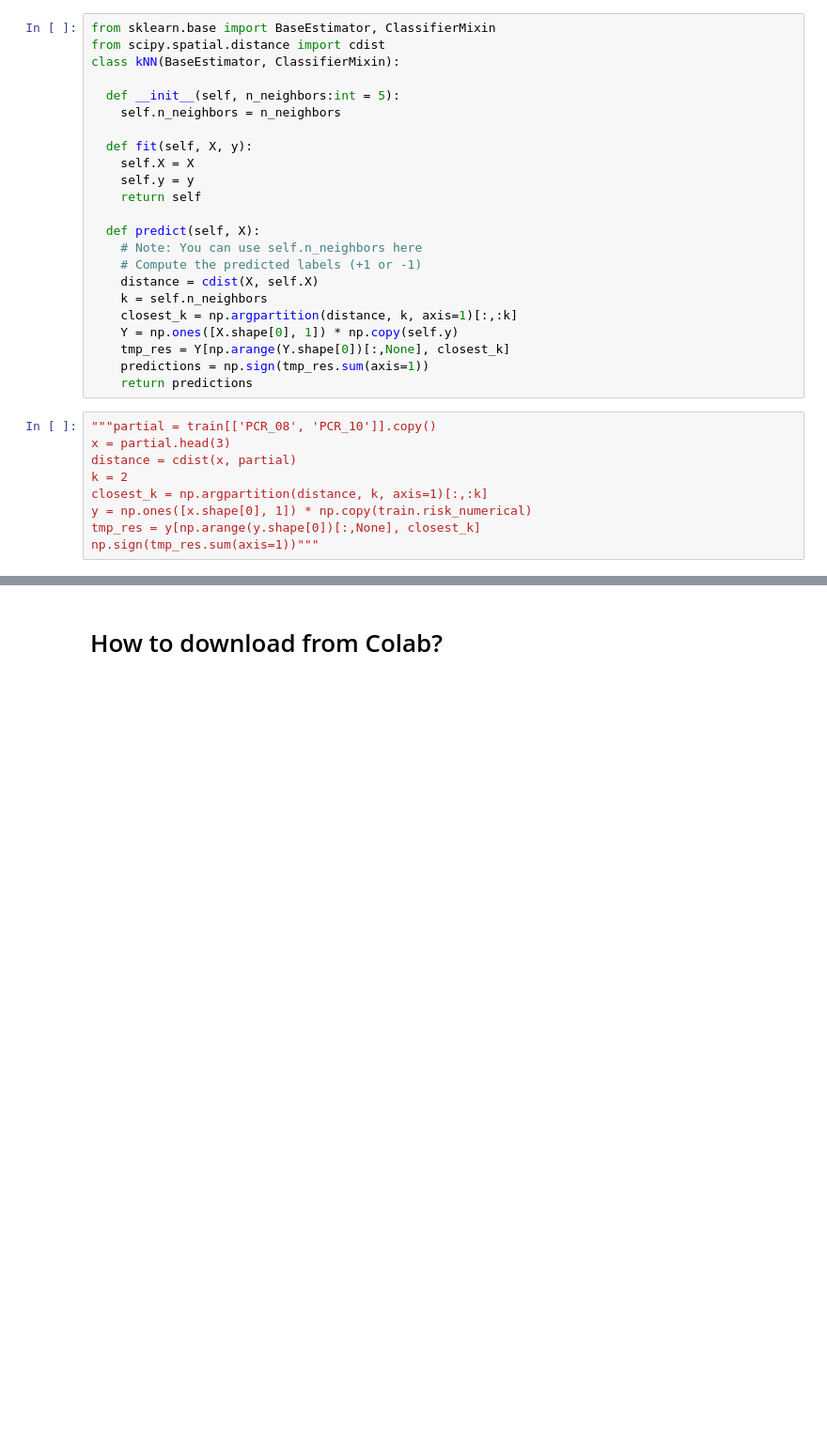
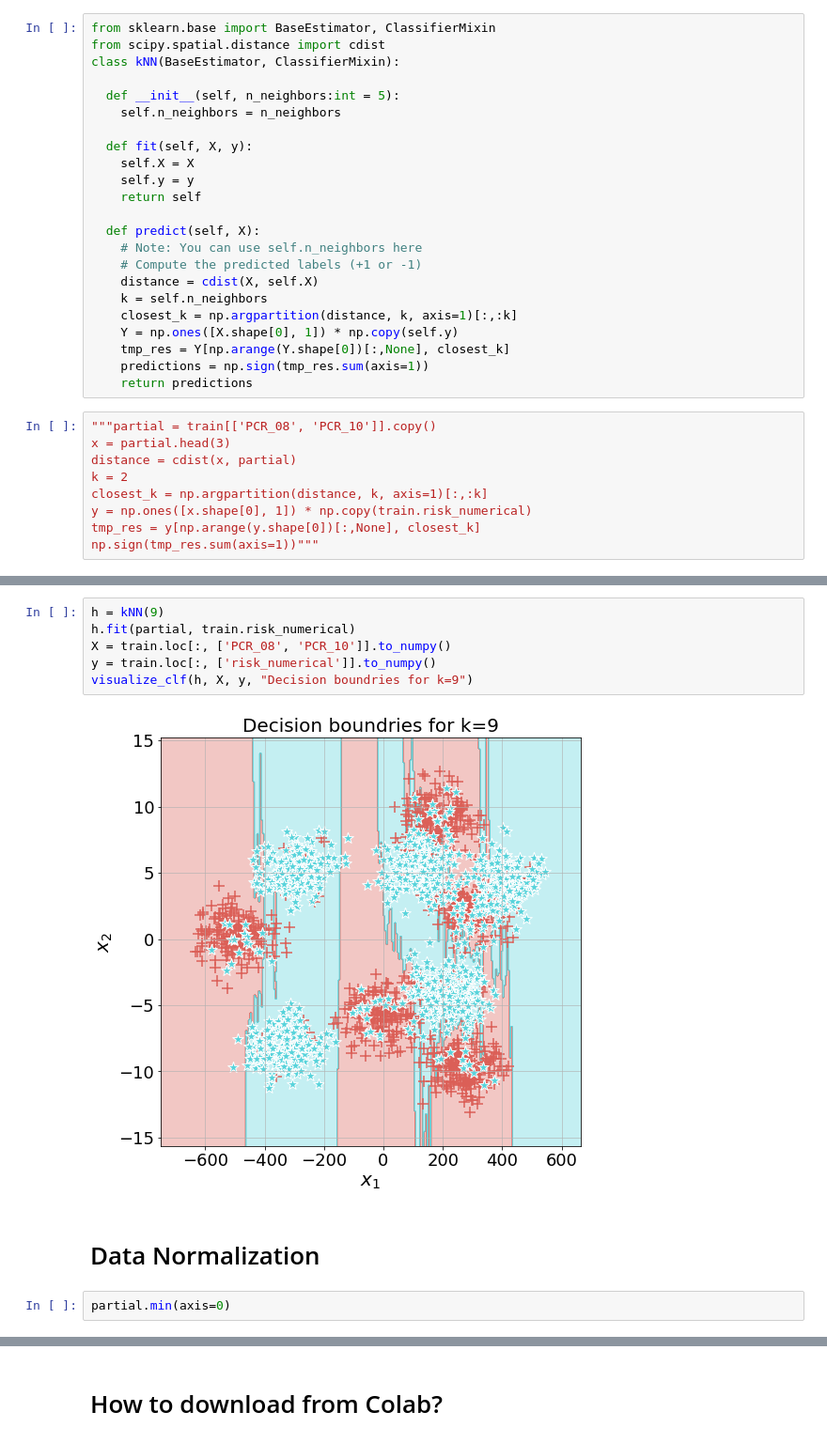
Before and after one commit to inbalh1/ML, a Jupyter notebook: Copy_of_HW1_template.ipynb, the cells around one changed output, grey strips where cells are left out. Shown at 94% size. Drawn from its saved outputs; the diff is of its cells as text; blank space fills up the shorter version.

```diff
--- a/Copy_of_HW1_template.ipynb
+++ b/Copy_of_HW1_template.ipynb
@@ -185,0 +187,12 @@ visualize_clf(h, X, y, "title")
+# %%
+h = kNN(9)
+h.fit(partial, train.risk_numerical)
+X = train.loc[:, ['PCR_08', 'PCR_10']].to_numpy()
+y = train.loc[:, ['risk_numerical']].to_numpy()
+visualize_clf(h, X, y, "Decision boundries for k=9")
+# %% [output]
+[figure, added]
+# %% [markdown]
+# Data Normalization
+# %%
+partial.min(axis=0)
```
Also changed, not shown: parts of 24 cells of this notebook.
